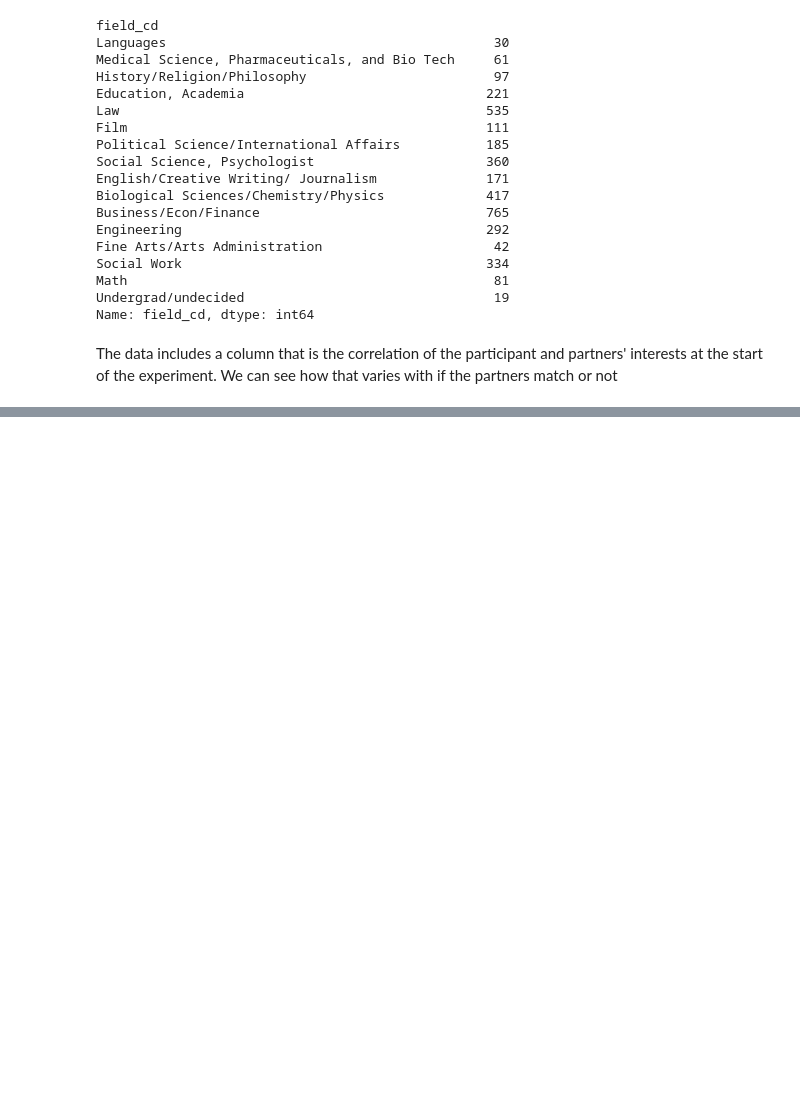
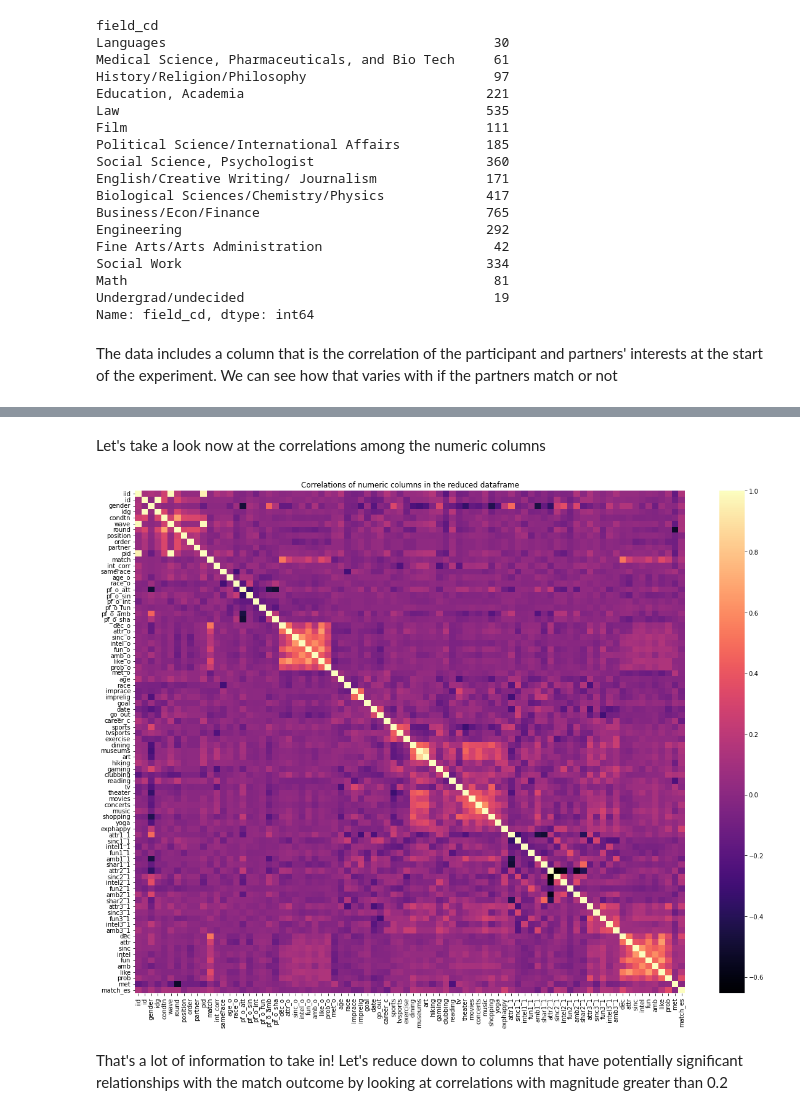
Before and after one commit to cas2247/Intro_DS_Capstone_Project, a Jupyter notebook: DavidSpeedDatingEDA.ipynb, the cells around one changed output, grey strips where cells are left out. Drawn from its saved outputs; the diff is of its cells as text; code cells hidden in the pictures; blank space fills up the shorter version.

```diff
--- a/DavidSpeedDatingEDA.ipynb
+++ b/DavidSpeedDatingEDA.ipynb
@@ -317,0 +331,19 @@ plt.show()
+# %% [markdown]
+Let's take a look now at the correlations among the numeric columns
+# %%
+reduced_dating_df_numeric = reduced_dating_df.select_dtypes(np.number)
+
+plt.figure(figsize=(20, 15))
+
+## using Spearman correlation measure, since we've already seen non-normally distributed numeric data
+corr = reduced_dating_df_numeric.corr(method='spearman')
+
+sns.heatmap(corr,
+           xticklabels=corr.columns.values,
+           yticklabels=corr.columns.values,
+           cmap='magma')
+plt.title("Correlations of numeric columns in the reduced dataframe");
+# %% [output]
+[figure, added]
+# %% [markdown]
+That's a lot of information to take in! Let's reduce down to columns that have potentially significant relationships with the match outcome by looking at correlations with magnitude greater than 0.2
```
Also changed, not shown: parts of 14 cells of this notebook.
